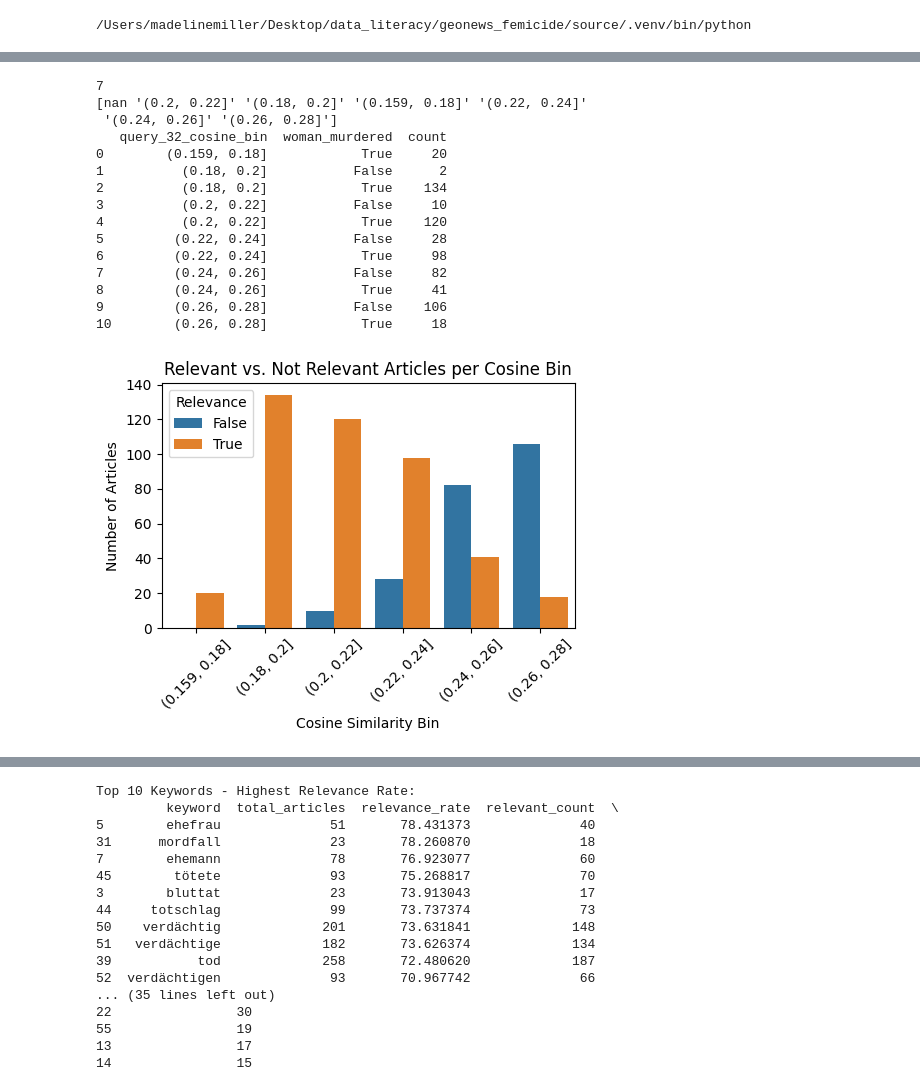
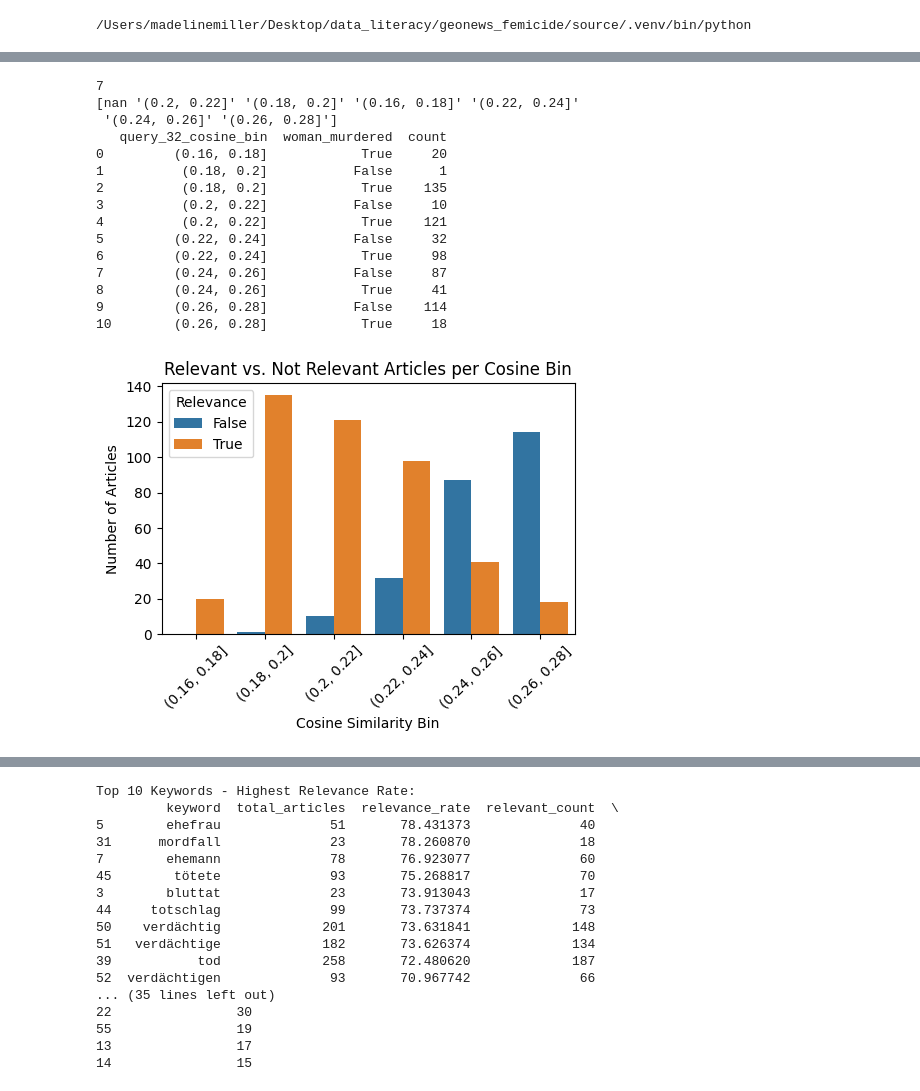
Before and after one commit to madelinemmiller18/geonews_femicide, a Jupyter notebook: experiments/exploratory/query_relevance_compare.ipynb, the cells around one changed output, grey strips where cells are left out. Cells and saved outputs as stored; diff of their text form; code cells hidden in the pictures.

```diff
--- a/source/query_relevance_compare.ipynb
+++ b/experiments/exploratory/query_relevance_compare.ipynb
@@ -25,57 +116,53 @@ df_key = pd.read_csv(f'{source_path}manual_tag/femicide_keywords.csv')
 # %%
 #For the query, how many relavant/irrelavant articles are included in each cosine bin?
 
 #create a list of bins
 cos_bin = df_tag['query_32_cosine_bin'].unique()
 print(len(cos_bin))
 print(cos_bin)
 
-# Make sure NaNs are handled
-df_tag_clean = df_tag.dropna(subset=['query_32_cosine_bin', 'woman_murdered'])
-
 # Count relevant and not relevant per bin
-bin_counts = df_tag_clean.groupby(['query_32_cosine_bin', 'woman_murdered']).size().reset_index(name='count')
+bin_counts = df_sampled.groupby(['query_32_cosine_bin', 'woman_murdered']).size().reset_index(name='count')
 
 print(bin_counts)
 
 # sort bins numerically
-bin_order = ['(0.159, 0.18]', '(0.18, 0.2]', '(0.2, 0.22]', '(0.22, 0.24]', '(0.24, 0.26]', '(0.26, 0.28]']
+bin_order = ['(0.16, 0.18]', '(0.18, 0.2]', '(0.2, 0.22]', '(0.22, 0.24]', '(0.24, 0.26]', '(0.26, 0.28]']
 bin_counts['query_32_cosine_bin'] = pd.Categorical(bin_counts['query_32_cosine_bin'], categories=bin_order, ordered=True)
 bin_counts = bin_counts.sort_values('query_32_cosine_bin')
+
+# Plotting
+plt.figure(figsize=(5,4))
+sns.barplot(
+    data=bin_counts,
+    x='query_32_cosine_bin',
+    y='count',
+    hue='woman_murdered'
+)
+plt.title('Relevant vs. Not Relevant Articles per Cosine Bin')
+plt.xlabel('Cosine Similarity Bin')
+plt.ylabel('Number of Articles')
+plt.xticks(rotation=45)
+plt.legend(title='Relevance')
+plt.tight_layout()
+plt.show()
 # %% [output]
 7
-[nan '(0.2, 0.22]' '(0.18, 0.2]' '(0.159, 0.18]' '(0.22, 0.24]'
+[nan '(0.2, 0.22]' '(0.18, 0.2]' '(0.16, 0.18]' '(0.22, 0.24]'
  '(0.24, 0.26]' '(0.26, 0.28]']
    query_32_cosine_bin  woman_murdered  count
-0        (0.159, 0.18]            True     20
-1          (0.18, 0.2]           False      2
-2          (0.18, 0.2]            True    134
+0         (0.16, 0.18]            True     20
+1          (0.18, 0.2]           False      1
+2          (0.18, 0.2]            True    135
 3          (0.2, 0.22]           False     10
-4          (0.2, 0.22]            True    120
-5         (0.22, 0.24]           False     28
+4          (0.2, 0.22]            True    121
+5         (0.22, 0.24]           False     32
 6         (0.22, 0.24]            True     98
-7         (0.24, 0.26]           False     82
+7         (0.24, 0.26]           False     87
 8         (0.24, 0.26]            True     41
-9         (0.26, 0.28]           False    106
+9         (0.26, 0.28]           False    114
 10        (0.26, 0.28]            True     18
+[figure, added]
-# %%
-# Plotting
-plt.figure(figsize=(5,4))
-sns.barplot(
-    data=bin_counts,
-    x='query_32_cosine_bin',
-    y='count',
-    hue='woman_murdered'
-)
-plt.title('Relevant vs. Not Relevant Articles per Cosine Bin')
-plt.xlabel('Cosine Similarity Bin')
-plt.ylabel('Number of Articles')
-plt.xticks(rotation=45)
-plt.legend(title='Relevance')
-plt.tight_layout()
-plt.show()
-# %% [output]
-[figure, removed]
 # %%
 # Keyword Analysis:
 # For each keyword, get a count of how many relevant and irrelevant articles are associated with it
```
Also changed, not shown: parts of 6 cells of this notebook, 2 other files.
